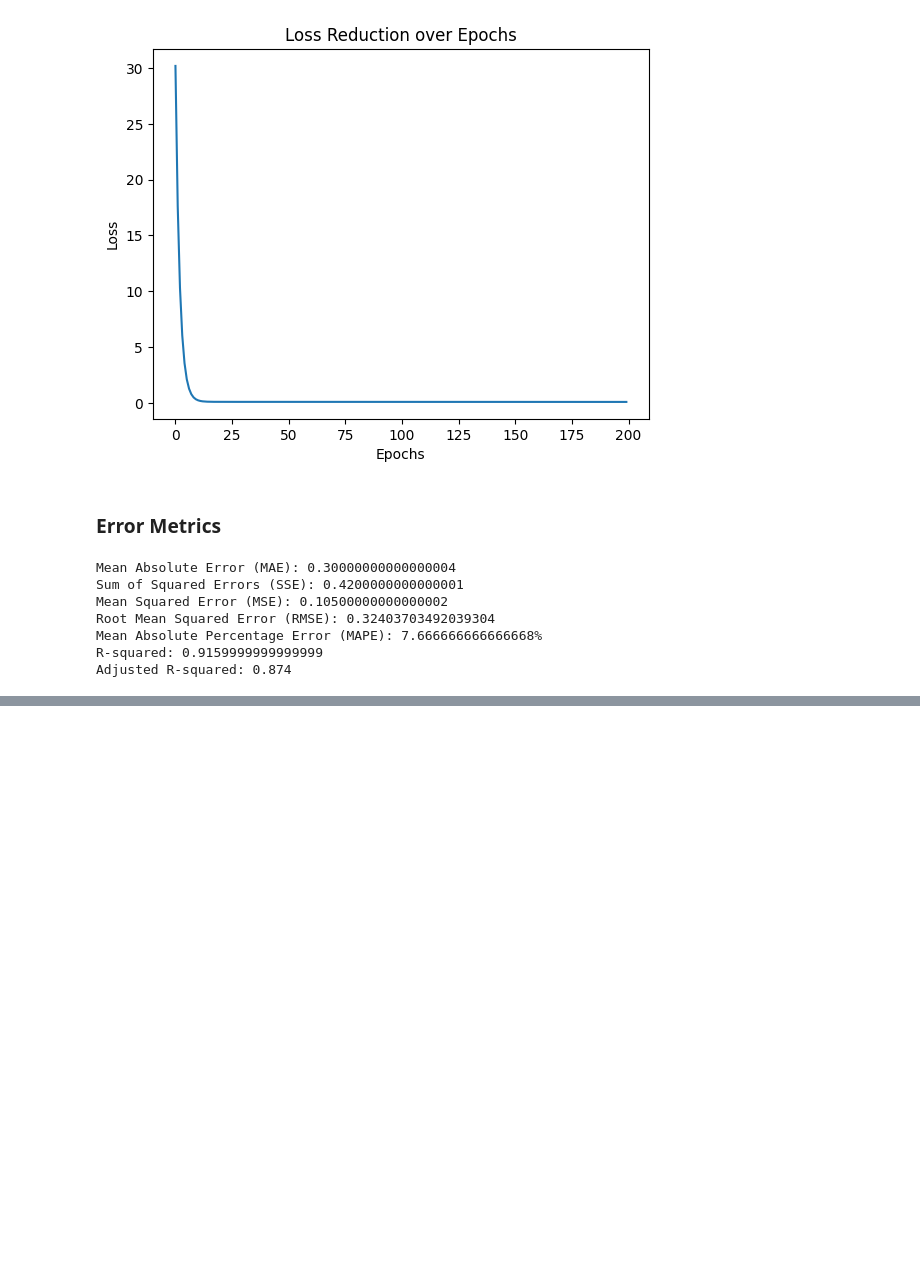
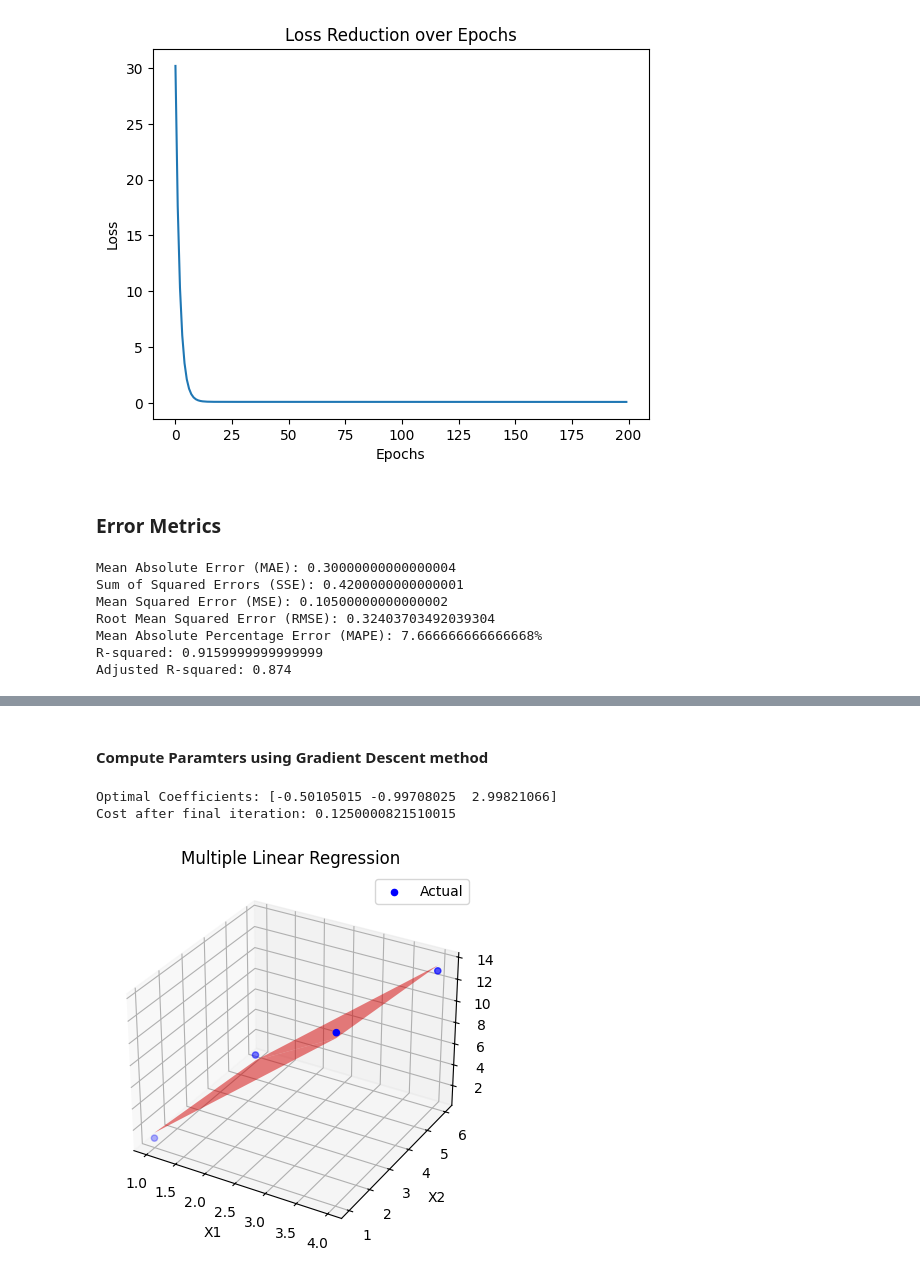
Before and after one commit to Srishanth-Kargaom/A_AI_labs, a Jupyter notebook: w2_day1.ipynb, the cells around one changed output, grey strips where cells are left out. Cells and saved outputs as stored; diff of their text form; code cells hidden in the pictures; blank space fills up the shorter version.

```diff
--- a/w2_day1.ipynb
+++ b/w2_day1.ipynb
@@ -177,0 +320,68 @@ Adjusted R-squared: 0.874
+# %% [markdown]
+#### Compute Paramters using Gradient Descent method
+# %%
+import numpy as np
+import matplotlib.pyplot as plt
+from mpl_toolkits.mplot3d import Axes3D
+
+# Function to compute the cost (MSE)
+def compute_cost(X, y, w):
+    n = len(y)
+    predictions = X.dot(w)
+    cost = (1 / (2 * n)) * np.sum((predictions - y) ** 2)
+    return cost
+
+# Gradient Descent function
+def gradient_descent(X, y, alpha, iterations):
+    # Adding a column of ones for the intercept term (bias)
+    X = np.c_[np.ones((X.shape[0], 1)), X]
+
+    w = np.zeros(X.shape[1])
+    n = len(y)
+    cost_history = np.zeros(iterations)
+
+    for it in range(iterations):
+        predictions = X.dot(w)
+        errors = predictions - y
+        gradient = X.T.dot(errors) / n
+        w = w - alpha * gradient
+        cost_history[it] = compute_cost(X, y, w)
+
+    return w, cost_history
+
+# Sample data (n=4, 2 features)
+X = np.array([[1, 1],
+              [2, 3],
+              [3, 4],
+              [4, 6]])  # Add a column of ones for the intercept term
+y = np.array([1, 7, 9, 13])
+
+# Initialize parameters
+w = np.zeros(X.shape[1])
+alpha = 0.05  # Learning rate
+iterations = 10000
+
+# Perform gradient descent
+w_optimal, cost_history = gradient_descent(X, y, alpha, iterations)
+
+print(f"Optimal Coefficients: {w_optimal}")
+print(f"Cost after final iteration: {cost_history[-1]}")
+
+# Plotting the results
+fig = plt.figure()
+
+# For 2D input, we can use 3D plotting
+if X.shape[1] == 2:
+    ax = fig.add_subplot(111, projection='3d')
+    ax.scatter(X[:, 0], X[:, 1], y, color='blue', label='Actual')
+    ax.plot_trisurf(X[:, 0], X[:, 1], y_pred, color='red', alpha=0.5)
+    ax.set_xlabel('X1')
+    ax.set_ylabel('X2')
+    ax.set_zlabel('y')
+    plt.title('Multiple Linear Regression')
+    plt.legend()
+    plt.show()
+# %% [output]
+Optimal Coefficients: [-0.50105015 -0.99708025  2.99821066]
+Cost after final iteration: 0.1250000821510015
+[figure, added]
```
Also changed, not shown: parts of 10 cells of this notebook.
